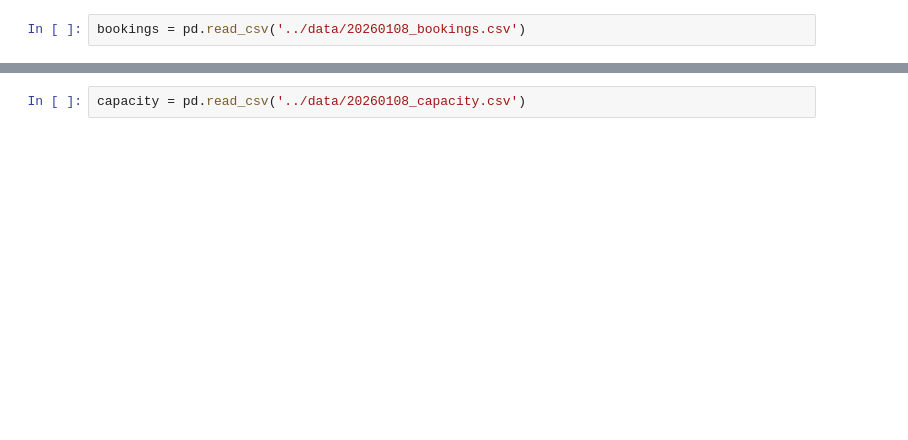
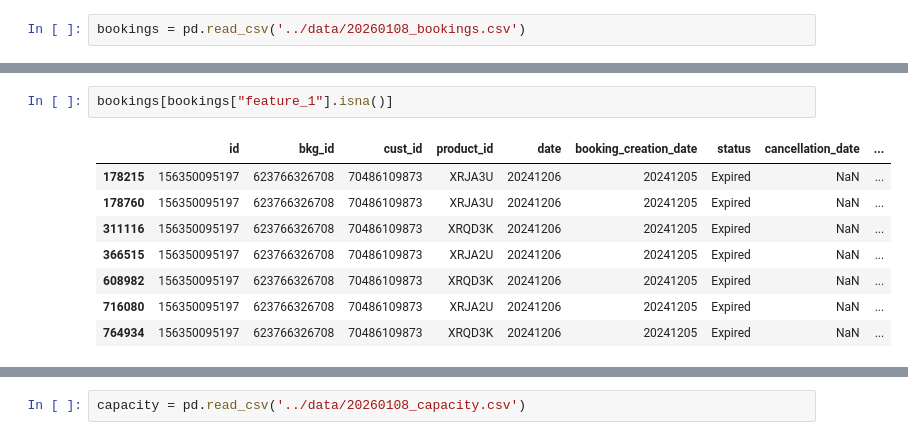
Before and after one commit to XaverHeuser/Data-engineering-task, a Jupyter notebook: notebooks/01_data_exploring.ipynb, the cells around one changed output, grey strips where cells are left out. Saved outputs shown, nothing was run; the diff lists cells and outputs as text; blank space fills up the shorter version.

```diff
--- a/notebooks/01_data_exploring.ipynb
+++ b/notebooks/01_data_exploring.ipynb
@@ -13,0 +65,11 @@ bookings.head()
+# %%
+bookings[bookings["feature_1"].isna()]
+# %% [output]
+|  | id | bkg_id | cust_id | product_id | date | booking_creation_date | status | cancellation_date | ... |
+| 178215 | 156350095197 | 623766326708 | 70486109873 | XRJA3U | 20241206 | 20241205 | Expired | NaN | ... |
+| 178760 | 156350095197 | 623766326708 | 70486109873 | XRJA3U | 20241206 | 20241205 | Expired | NaN | ... |
+| 311116 | 156350095197 | 623766326708 | 70486109873 | XRQD3K | 20241206 | 20241205 | Expired | NaN | ... |
+| 366515 | 156350095197 | 623766326708 | 70486109873 | XRJA2U | 20241206 | 20241205 | Expired | NaN | ... |
+| 608982 | 156350095197 | 623766326708 | 70486109873 | XRQD3K | 20241206 | 20241205 | Expired | NaN | ... |
+| 716080 | 156350095197 | 623766326708 | 70486109873 | XRJA2U | 20241206 | 20241205 | Expired | NaN | ... |
+| 764934 | 156350095197 | 623766326708 | 70486109873 | XRQD3K | 20241206 | 20241205 | Expired | NaN | ... |
```
Also changed, not shown: parts of 42 cells of this notebook.
